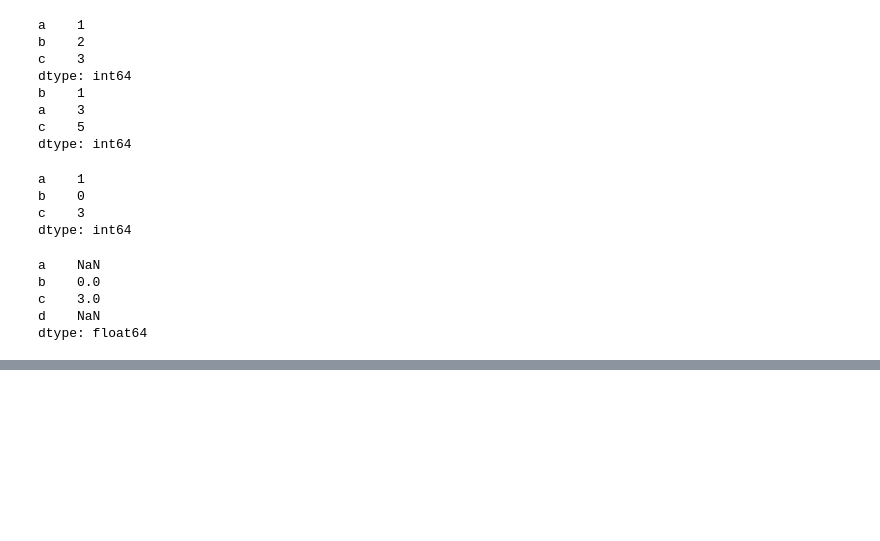
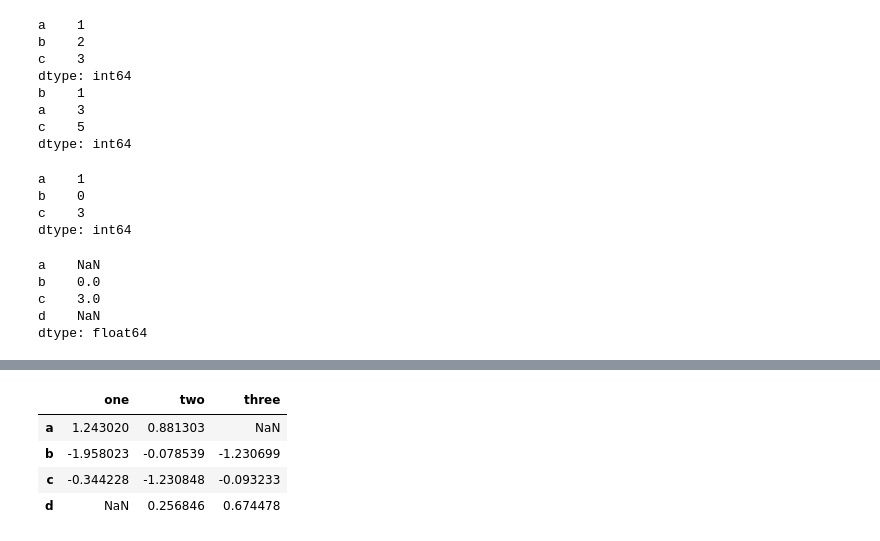
Before and after one commit to navyaanejathegreat/py_libraries, a Jupyter notebook: pandas.ipynb, the cells around one changed output, grey strips where cells are left out. Cells and saved outputs as stored; diff of their text form; code cells hidden in the pictures; blank space fills up the shorter version.

```diff
--- a/pandas.ipynb
+++ b/pandas.ipynb
@@ -391,0 +449,9 @@ dtype: float64
+# %%
+df2 = df.copy()
+df2
+# %% [output]
+|  | one | two | three |
+| a | 1.243020 | 0.881303 | NaN |
+| b | -1.958023 | -0.078539 | -1.230699 |
+| c | -0.344228 | -1.230848 | -0.093233 |
+| d | NaN | 0.256846 | 0.674478 |
```
Also changed, not shown: parts of 16 cells of this notebook.
